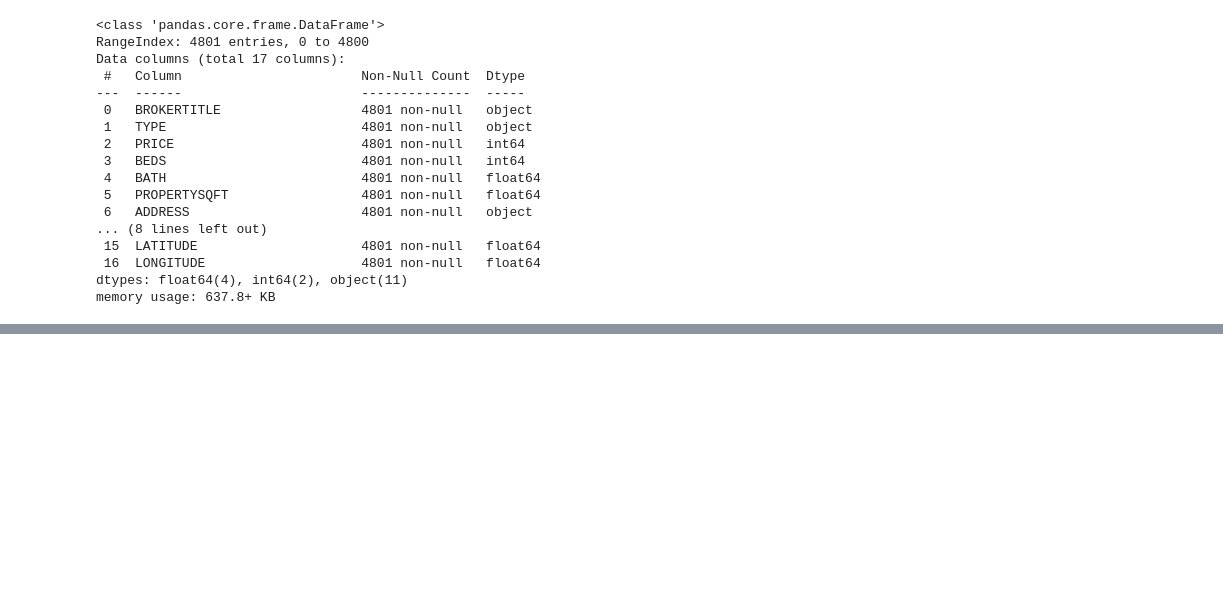
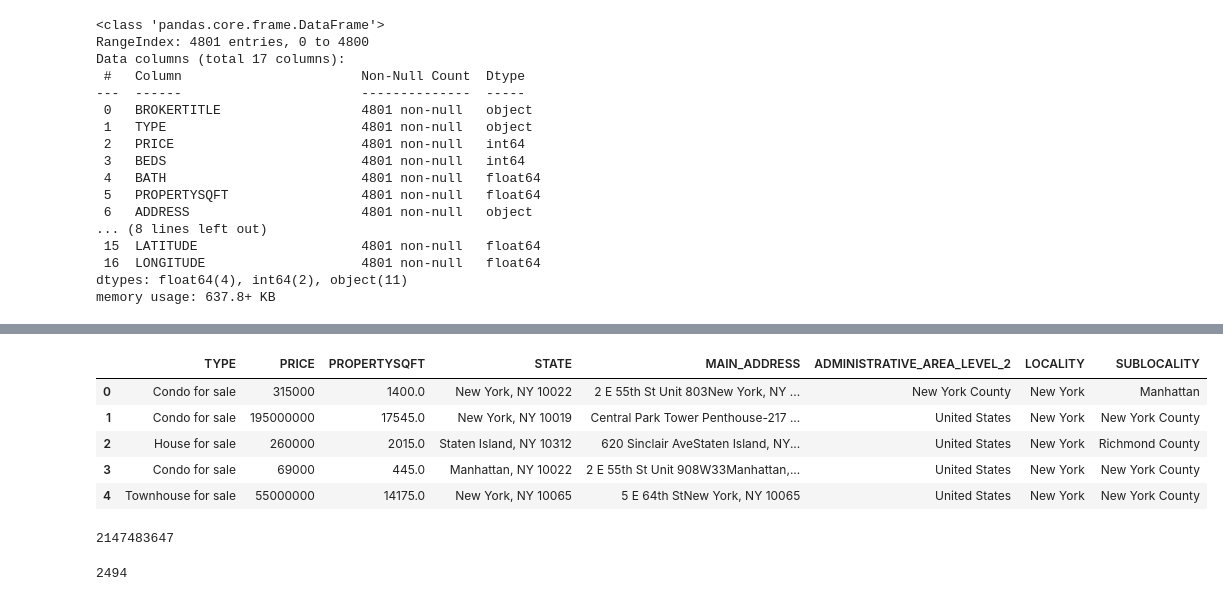
Before and after one commit to Happy4mou/NY-House-Prices-Project, a Jupyter notebook: notebooks/01_data_exploration.ipynb, the cells around one changed output, grey strips where cells are left out. Drawn from its saved outputs; the diff is of its cells as text; code cells hidden in the pictures; blank space fills up the shorter version.

```diff
--- a/notebooks/01_data_exploration.ipynb
+++ b/notebooks/01_data_exploration.ipynb
@@ -50,0 +88,19 @@ df.head()
+# %%
+new_fd.head()
+# %% [output]
+|  | TYPE | PRICE | PROPERTYSQFT | STATE | MAIN_ADDRESS | ADMINISTRATIVE_AREA_LEVEL_2 | LOCALITY | SUBLOCALITY |
+| 0 | Condo for sale | 315000 | 1400.0 | New York, NY 10022 | 2 E 55th St Unit 803New York, NY ... | New York County | New York | Manhattan |
+| 1 | Condo for sale | 195000000 | 17545.0 | New York, NY 10019 | Central Park Tower Penthouse-217 ... | United States | New York | New York County |
+| 2 | House for sale | 260000 | 2015.0 | Staten Island, NY 10312 | 620 Sinclair AveStaten Island, NY... | United States | New York | Richmond County |
+| 3 | Condo for sale | 69000 | 445.0 | Manhattan, NY 10022 | 2 E 55th St Unit 908W33Manhattan,... | United States | New York | New York County |
+| 4 | Townhouse for sale | 55000000 | 14175.0 | New York, NY 10065 | 5 E 64th StNew York, NY 10065 | United States | New York | New York County |
+# %%
+max_price = new_fd['PRICE'].max()
+print(max_price)
+# %% [output]
+2147483647
+# %%
+min_price = new_fd['PRICE'].min()
+print(min_price)
+# %% [output]
+2494
```
Also changed, not shown: parts of 9 cells of this notebook.
